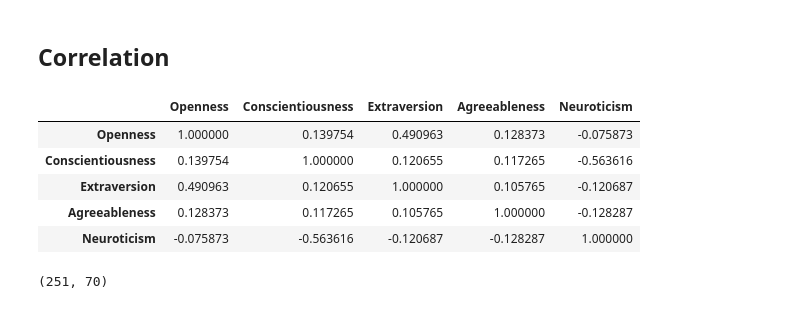
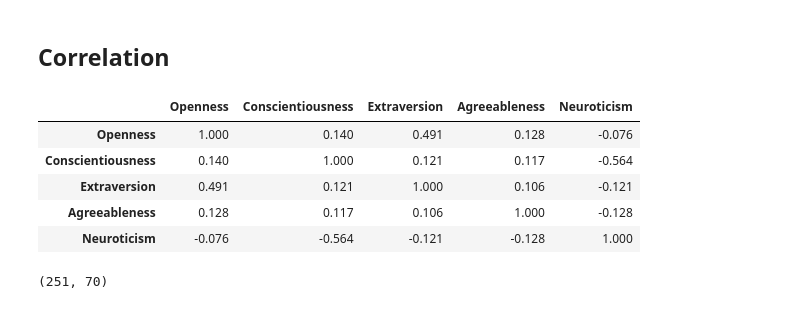
Before and after one commit to S-Delowar/Data-Science-Machine-Learning, a Jupyter notebook: DA_Project_Group_6.ipynb, the cells around one changed output. Cells and saved outputs as stored; diff of their text form; code cells hidden in the pictures.

```diff
--- a/DA_Project_Group_6.ipynb
+++ b/DA_Project_Group_6.ipynb
@@ -288,14 +279,14 @@ merged_df.head()
 # %% [markdown]
 ## Correlation
 # %%
-df_big5[['Openness', 'Conscientiousness', 'Extraversion', 'Agreeableness', 'Neuroticism']].corr(method="pearson")
+df_big5[['Openness', 'Conscientiousness', 'Extraversion', 'Agreeableness', 'Neuroticism']].corr(method="pearson").round(decimals= 3)
 # %% [output]
 |  | Openness | Conscientiousness | Extraversion | Agreeableness | Neuroticism |
-| Openness | 1.000000 | 0.139754 | 0.490963 | 0.128373 | -0.075873 |
-| Conscientiousness | 0.139754 | 1.000000 | 0.120655 | 0.117265 | -0.563616 |
-| Extraversion | 0.490963 | 0.120655 | 1.000000 | 0.105765 | -0.120687 |
-| Agreeableness | 0.128373 | 0.117265 | 0.105765 | 1.000000 | -0.128287 |
-| Neuroticism | -0.075873 | -0.563616 | -0.120687 | -0.128287 | 1.000000 |
+| Openness | 1.000 | 0.140 | 0.491 | 0.128 | -0.076 |
+| Conscientiousness | 0.140 | 1.000 | 0.121 | 0.117 | -0.564 |
+| Extraversion | 0.491 | 0.121 | 1.000 | 0.106 | -0.121 |
+| Agreeableness | 0.128 | 0.117 | 0.106 | 1.000 | -0.128 |
+| Neuroticism | -0.076 | -0.564 | -0.121 | -0.128 | 1.000 |
 # %%
 df_0 = df.iloc[:, 1:71]
 df_1 = df.iloc[:, 71:-1]
```
Also changed, not shown: parts of 5 cells of this notebook.
